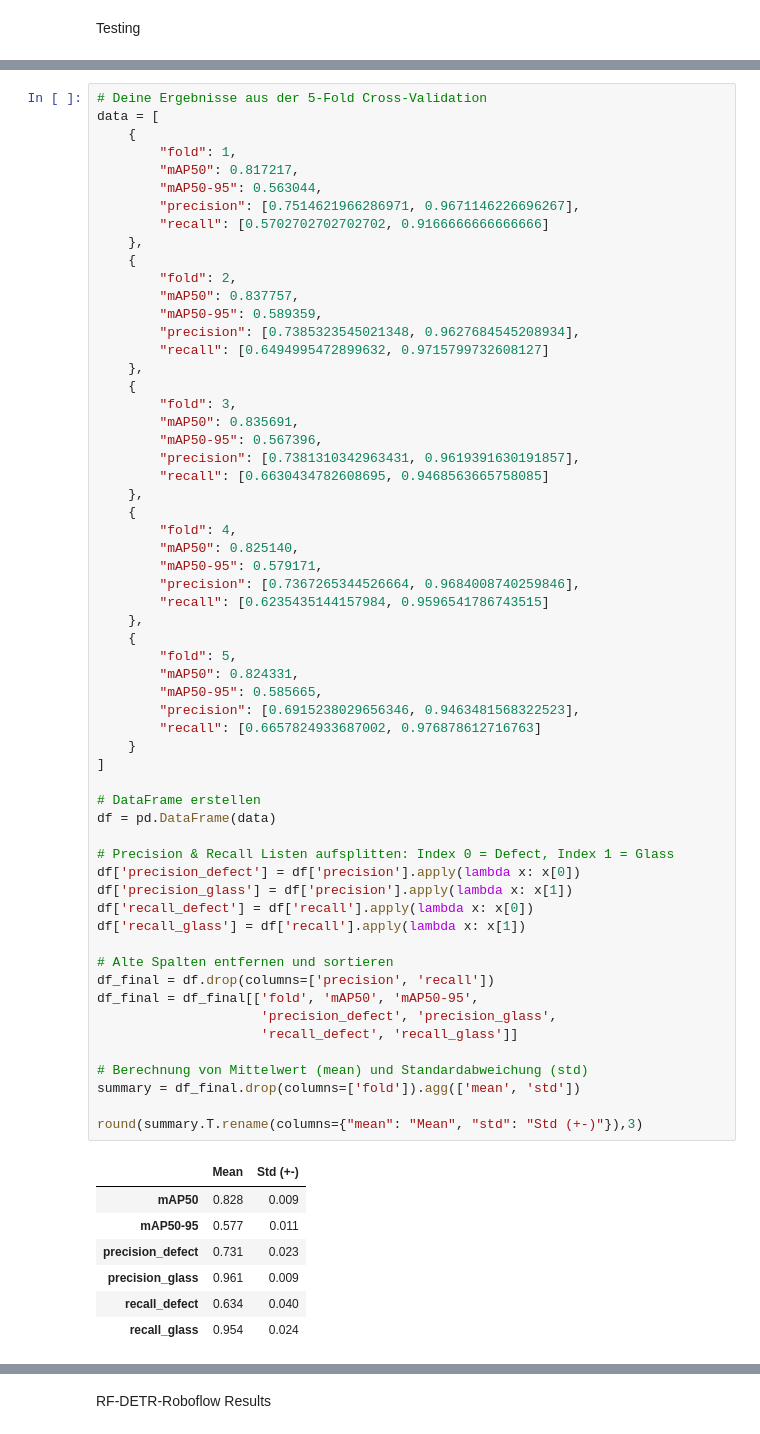
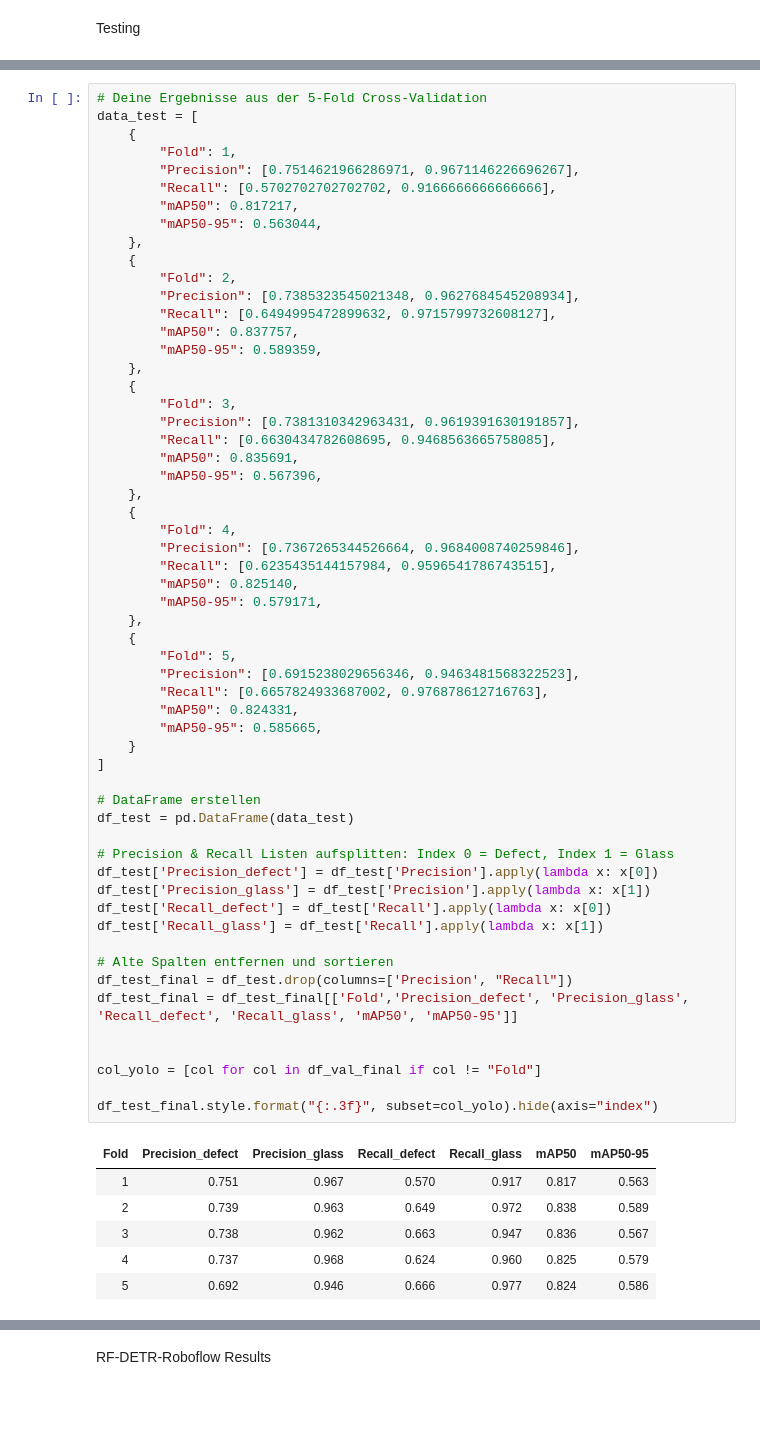
Before and after one commit to kekslol24/Glass-Defect-Detection-Evaluating-Object-Detection-Models, a Jupyter notebook: #Deployment/Code/resultsplotting.ipynb, the cells around one changed output, grey strips where cells are left out. Saved outputs shown, nothing was run; the diff lists cells and outputs as text; blank space fills up the shorter version.

```diff
--- a/#Deployment/Code/resultsplotting.ipynb
+++ b/#Deployment/Code/resultsplotting.ipynb
@@ -347,68 +426,65 @@ Testing
 ![image.png](attachment:image.png)
 # %%
 # Deine Ergebnisse aus der 5-Fold Cross-Validation
-data = [
+data_test = [
     {
-        "fold": 1,
+        "Fold": 1,
+        "Precision": [0.7514621966286971, 0.9671146226696267],
+        "Recall": [0.5702702702702702, 0.9166666666666666],
         "mAP50": 0.817217,
         "mAP50-95": 0.563044,
-        "precision": [0.7514621966286971, 0.9671146226696267],
-        "recall": [0.5702702702702702, 0.9166666666666666]
     },
     {
-        "fold": 2,
+        "Fold": 2,
+        "Precision": [0.7385323545021348, 0.9627684545208934],
+        "Recall": [0.6494995472899632, 0.9715799732608127],
         "mAP50": 0.837757,
         "mAP50-95": 0.589359,
-        "precision": [0.7385323545021348, 0.9627684545208934],
-        "recall": [0.6494995472899632, 0.9715799732608127]
     },
     {
-        "fold": 3,
+        "Fold": 3,
+        "Precision": [0.7381310342963431, 0.9619391630191857],
+        "Recall": [0.6630434782608695, 0.9468563665758085],
         "mAP50": 0.835691,
         "mAP50-95": 0.567396,
-        "precision": [0.7381310342963431, 0.9619391630191857],
-        "recall": [0.6630434782608695, 0.9468563665758085]
     },
     {
-        "fold": 4,
+        "Fold": 4,
+        "Precision": [0.7367265344526664, 0.9684008740259846],
+        "Recall": [0.6235435144157984, 0.9596541786743515],
         "mAP50": 0.825140,
         "mAP50-95": 0.579171,
-        "precision": [0.7367265344526664, 0.9684008740259846],
-        "recall": [0.6235435144157984, 0.9596541786743515]
     },
     {
-        "fold": 5,
+        "Fold": 5,
+        "Precision": [0.6915238029656346, 0.9463481568322523],
+        "Recall": [0.6657824933687002, 0.976878612716763],
         "mAP50": 0.824331,
         "mAP50-95": 0.585665,
-        "precision": [0.6915238029656346, 0.9463481568322523],
-        "recall": [0.6657824933687002, 0.976878612716763]
     }
 ]
 
 # DataFrame erstellen
-df = pd.DataFrame(data)
+df_test = pd.DataFrame(data_test)
 
 # Precision & Recall Listen aufsplitten: Index 0 = Defect, Index 1 = Glass
-df['precision_defect'] = df['precision'].apply(lambda x: x[0])
-df['precision_glass'] = df['precision'].apply(lambda x: x[1])
-df['recall_defect'] = df['recall'].apply(lambda x: x[0])
-df['recall_glass'] = df['recall'].apply(lambda x: x[1])
+df_test['Precision_defect'] = df_test['Precision'].apply(lambda x: x[0])
+df_test['Precision_glass'] = df_test['Precision'].apply(lambda x: x[1])
+df_test['Recall_defect'] = df_test['Recall'].apply(lambda x: x[0])
+df_test['Recall_glass'] = df_test['Recall'].apply(lambda x: x[1])
 
 # Alte Spalten entfernen und sortieren
-df_final = df.drop(columns=['precision', 'recall'])
-df_final = df_final[['fold', 'mAP50', 'mAP50-95',
-                     'precision_defect', 'precision_glass',
-                     'recall_defect', 'recall_glass']]
+df_test_final = df_test.drop(columns=['Precision', "Recall"])
+df_test_final = df_test_final[['Fold','Precision_defect', 'Precision_glass', 'Recall_defect', 'Recall_glass', 'mAP50', 'mAP50-95']]
 
-# Berechnung von Mittelwert (mean) und Standardabweichung (std)
-summary = df_final.drop(columns=['fold']).agg(['mean', 'std'])
 
-round(summary.T.rename(columns={"mean": "Mean", "std": "Std (+-)"}),3)
+col_yolo = [col for col in df_val_final if col != "Fold"]
+
+df_test_final.style.format("{:.3f}", subset=col_yolo).hide(axis="index")
 # %% [output]
-|  | Mean | Std (+-) |
-| mAP50 | 0.828 | 0.009 |
-| mAP50-95 | 0.577 | 0.011 |
-| precision_defect | 0.731 | 0.023 |
-| precision_glass | 0.961 | 0.009 |
-| recall_defect | 0.634 | 0.040 |
-| recall_glass | 0.954 | 0.024 |
+| Fold | Precision_defect | Precision_glass | Recall_defect | Recall_glass | mAP50 | mAP50-95 |
+| 1 | 0.751 | 0.967 | 0.570 | 0.917 | 0.817 | 0.563 |
+| 2 | 0.739 | 0.963 | 0.649 | 0.972 | 0.838 | 0.589 |
+| 3 | 0.738 | 0.962 | 0.663 | 0.947 | 0.836 | 0.567 |
+| 4 | 0.737 | 0.968 | 0.624 | 0.960 | 0.825 | 0.579 |
+| 5 | 0.692 | 0.946 | 0.666 | 0.977 | 0.824 | 0.586 |
```
Also changed, not shown: parts of 13 cells of this notebook, 5 other files.
